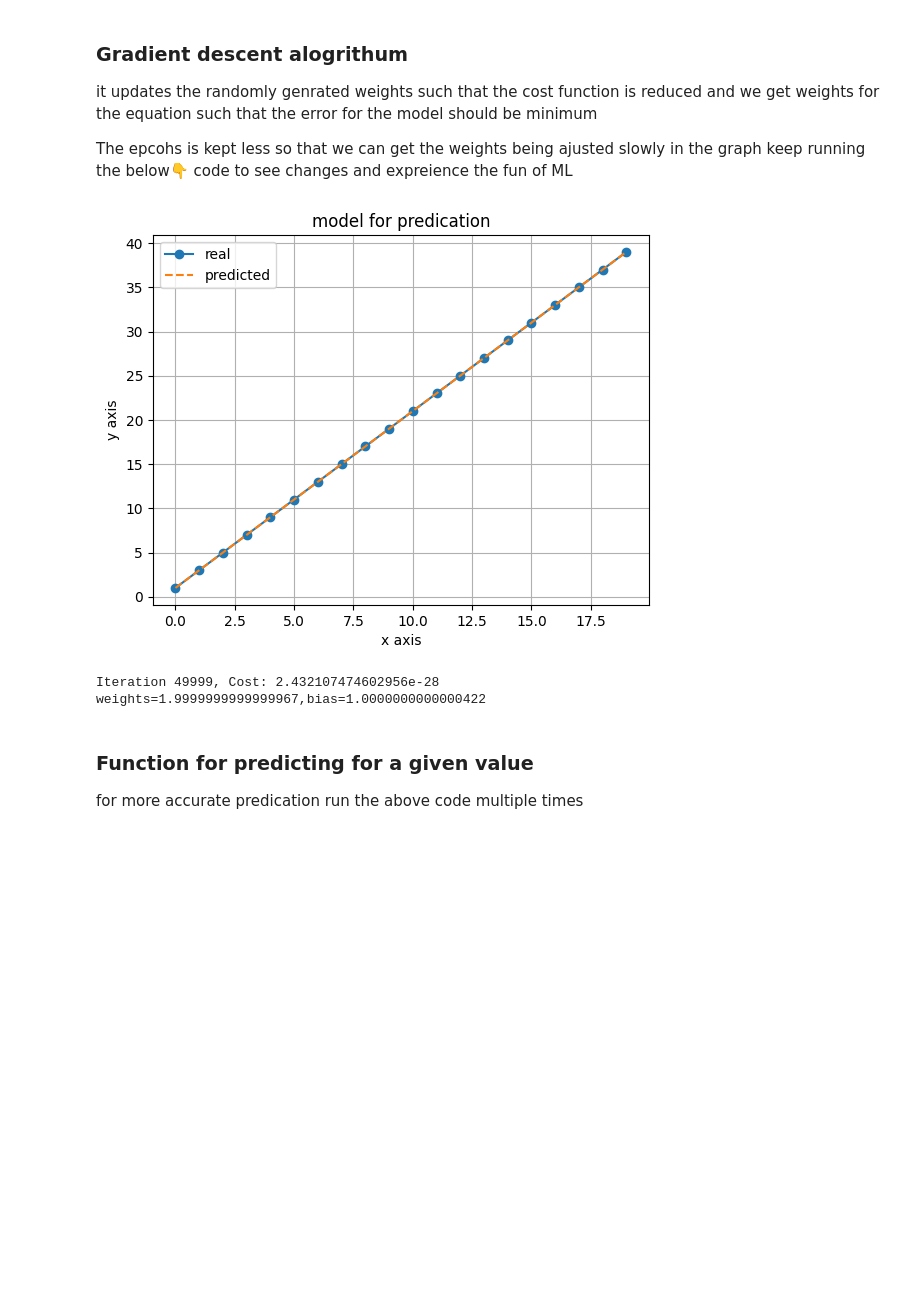
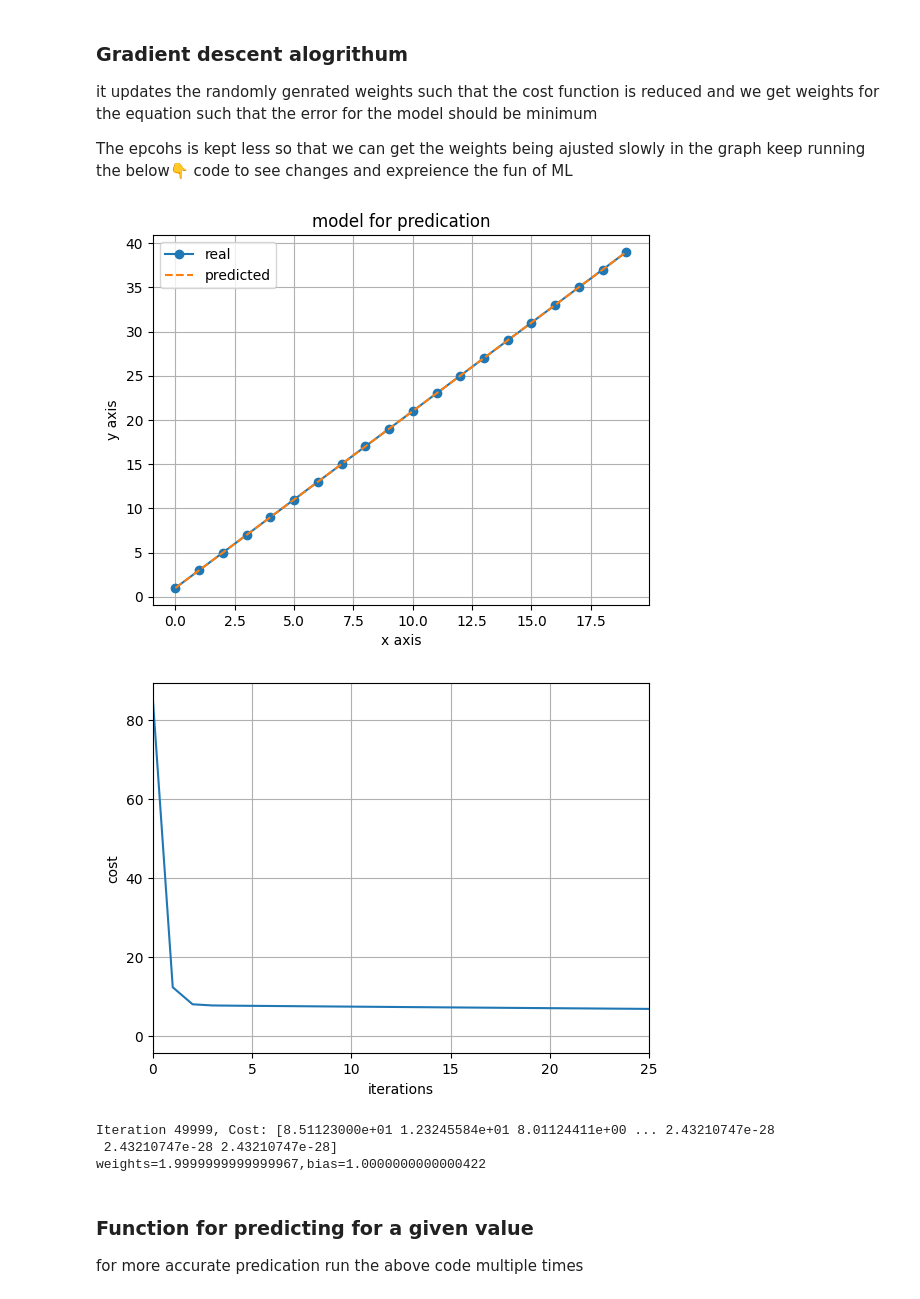
Before and after one commit to AbhijeetJ-512/ML, a Jupyter notebook: ml/linear.ipynb, the cells around one changed output. Saved outputs shown, nothing was run; the diff lists cells and outputs as text; code cells hidden in the pictures; blank space fills up the shorter version.

```diff
--- a/ml/linear.ipynb
+++ b/ml/linear.ipynb
@@ -70,20 +77,24 @@ keep running the below👇 code to see changes and expreience the fun of ML
 # %%
 m = len(x_data)
 epochs=50000
+cost=np.empty((epochs,))
 for iteration in range(epochs):
     predictions = b + w1 * x_data
     error = predictions - y_data
     df_b = (1 / m) * np.sum(error)
     df_w = (1 / m) * np.sum(error * x_data)
     b -= learning_rate * df_b
     w1 -= learning_rate * df_w
-    cost = cost_function(x_data, y_data, w1, b)
+    cost[iteration] = cost_function(x_data, y_data, w1, b)
 plotting()
+cost_vs_iteration()
 print(f"Iteration {iteration}, Cost: {cost}")
 print(f"weights={w1},bias={b}")
 # %% [output]
 [figure]
+[figure, added]
-Iteration 49999, Cost: 2.432107474602956e-28
+Iteration 49999, Cost: [8.51123000e+01 1.23245584e+01 8.01124411e+00 ... 2.43210747e-28
+ 2.43210747e-28 2.43210747e-28]
 weights=1.9999999999999967,bias=1.0000000000000422
 # %% [markdown]
 ### Function for predicting for a given value
```
Also changed, not shown: parts of 2 cells of this notebook.
